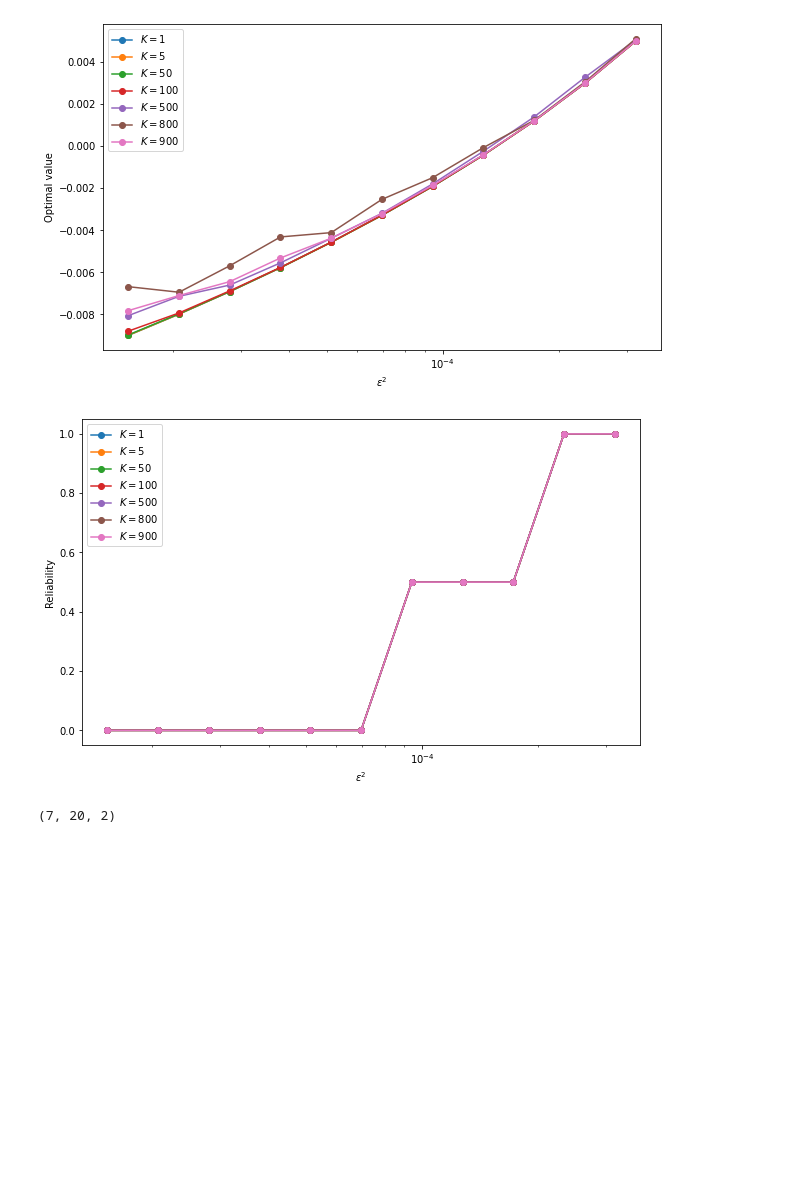
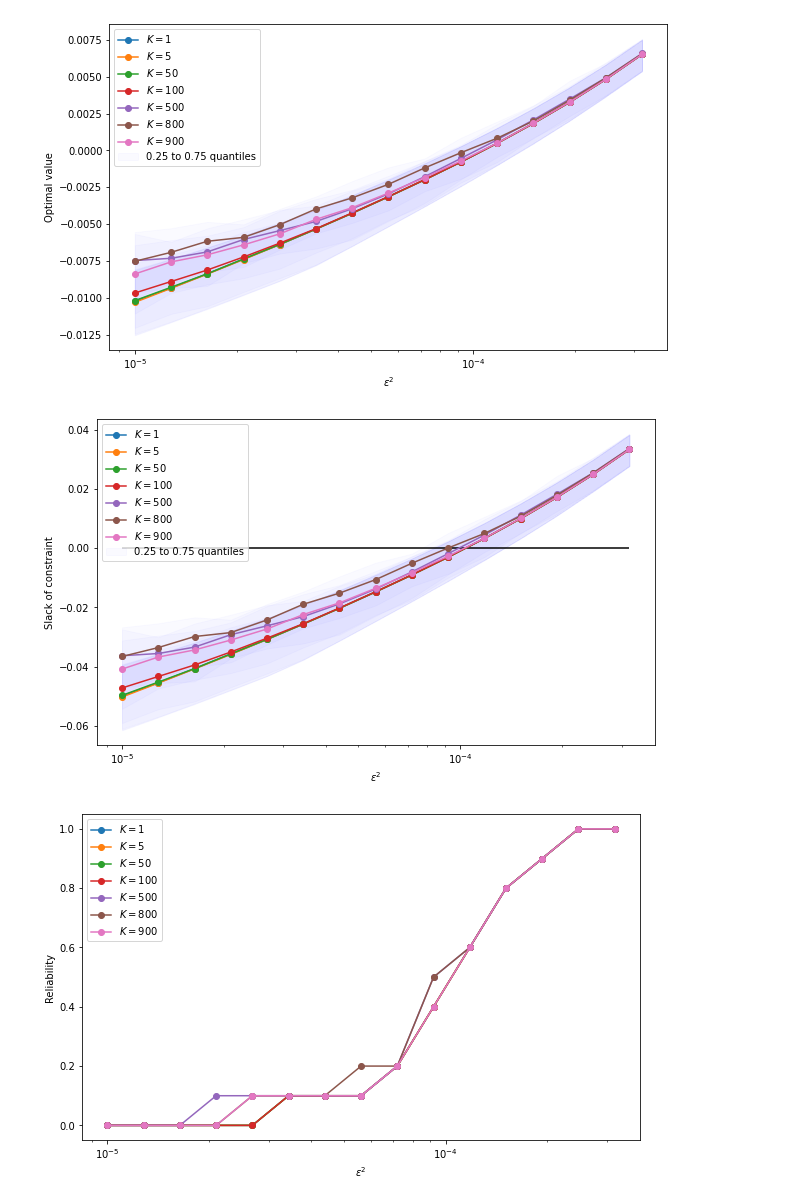
Before and after one commit to stellatogrp/mro_experiments, a Jupyter notebook: portfolio/cont/m=200,K=1000,r=10/plots.ipynb, the cells around one changed output. Drawn from its saved outputs; the diff is of its cells as text; code cells hidden in the pictures; blank space fills up the shorter version.

Commit message:
plots

```diff
--- a/portfolio/cont/m=200,K=1000,r=10/plots.ipynb
+++ b/portfolio/cont/m=200,K=1000,r=10/plots.ipynb
@@ -55,0 +66,17 @@ eps_tot = M
+# %%
+plt.figure(figsize=(10, 6))
+labelprint = 1
+
+for K_count, K in enumerate(K_nums):
+    if labelprint== 1:
+        plt.fill_between(eps_nums, np.quantile(xcount[K_count],0.2,axis=1), np.quantile(xcount[K_count],0.8,axis=1), color = "blue", alpha = 0.05, label = "0.25 to 0.75 quantiles")
+    else:
+        plt.fill_between(eps_nums, np.quantile(xcount[K_count],0.2,axis=1), np.quantile(xcount[K_count],0.8,axis=1), color = "blue", alpha = 0.05)
+    labelprint = 0
+    plt.plot(eps_nums, np.mean(xcount[K_count],axis = 1), linestyle='-', marker='o', label = "$K = {}$".format(round(K,4)))
+plt.legend()
+plt.xlabel("$\epsilon^2$")
+plt.xscale("log")
+plt.ylabel("$\|x\|_0$")
+plt.title("Cardinality of portfolio vs. level of conservatism")
+plt.show()
@@ -56,27 +85,47 @@ eps_tot = M
 # %%
 plt.figure(figsize=(10, 6))
+labelprint = 1
 for K_count, K in enumerate(K_nums):
-    plt.plot(eps_nums[9:], np.mean(Opt_vals[:,9:,:2],axis = 2)[K_count,:],linestyle='-', marker='o', color = colors[K_count], label = "$K = {}$".format(round(K,4)))
-    plt.xlabel("$\epsilon^2$")
+    if labelprint== 1:
+        plt.fill_between(eps_nums[:], np.quantile(Opt_vals[:,:,:],0.25,axis = 2)[K_count,:], np.quantile(Opt_vals[:,:,:],0.75,axis = 2)[K_count,:], color = "blue", alpha = 0.02, label = "0.25 to 0.75 quantiles")
+    else:
+        plt.fill_between(eps_nums[:], np.quantile(Opt_vals[:,:,:],0.25,axis = 2)[K_count,:], np.quantile(Opt_vals[:,:,:],0.75,axis = 2)[K_count,:], color = "blue", alpha = 0.02)
+    labelprint = 0
+    plt.plot(eps_nums[:], np.mean(Opt_vals[:,:,:],axis = 2)[K_count,:],linestyle='-', marker='o', color = colors[K_count], label = "$K = {}$".format(round(K,4)))
+plt.xlabel("$\epsilon^2$")
 plt.xscale("log")
 plt.ylabel("Optimal value")
 plt.legend()
 plt.show()
 
+labelprint = 1
 plt.figure(figsize=(10, 6))
 for K_count, K in enumerate(K_nums):
-    plt.plot(eps_nums[9:], np.mean(probs[:,9:,:2],axis = 2)[K_count,:],linestyle='-', marker='o', color = colors[K_count], label = "$K = {}$".format(round(K,4)))
+    if labelprint== 1:
+        plt.fill_between(eps_nums[:], np.quantile(Opt_vals[:,:,:]- eval_vals[:,:,:],0.25,axis = 2)[K_count,:], np.quantile(Opt_vals[:,:,:] - eval_vals[:,:,:],0.75,axis = 2)[K_count,:] ,color = "blue", alpha = 0.02, label = "0.25 to 0.75 quantiles")
+    else:
+        plt.fill_between(eps_nums[:], np.quantile(Opt_vals[:,:,:]- eval_vals[:,:,:],0.25,axis = 2)[K_count,:], np.quantile(Opt_vals[:,:,:]-eval_vals[:,:,:],0.75,axis = 2)[K_count,:], color = "blue", alpha = 0.02)
+    labelprint = 0
+    plt.plot(eps_nums[:], np.mean(Opt_vals[:,:,:],axis = 2)[K_count,:] - np.mean(eval_vals[:,:,:],axis = 2)[K_count,:],linestyle='-', marker='o', color = colors[K_count], label = "$K = {}$".format(round(K,4)))
+plt.hlines(0,xmin = eps_nums[0], xmax = eps_nums[-1], color = "black")
+plt.xlabel("$\epsilon^2$")
+plt.xscale("log")
+plt.ylabel("Slack of constraint")
+plt.legend()
+plt.show()
+
+
+plt.figure(figsize=(10, 6))
+for K_count, K in enumerate(K_nums):
+    plt.plot(eps_nums[:], np.mean(probs[:,:,:],axis = 2)[K_count,:],linestyle='-', marker='o', color = colors[K_count], label = "$K = {}$".format(round(K,4)))
     plt.xlabel("$\epsilon^2$")
 plt.xscale("log")
 plt.ylabel("Reliability")
 plt.legend()
 plt.show()
 # %% [output]
-[figure, old version]
+[figure, new version]
-[figure, old version]
+[figure, new version]
+[figure, added]
-# %%
-np.shape(solvetimes[:,:,:2])
-# %% [output]
-(7, 20, 2)
 # %%
 plt.figure(figsize=(10, 6))
```
Also changed, not shown: parts of 8 cells of this notebook, 23 other files.
